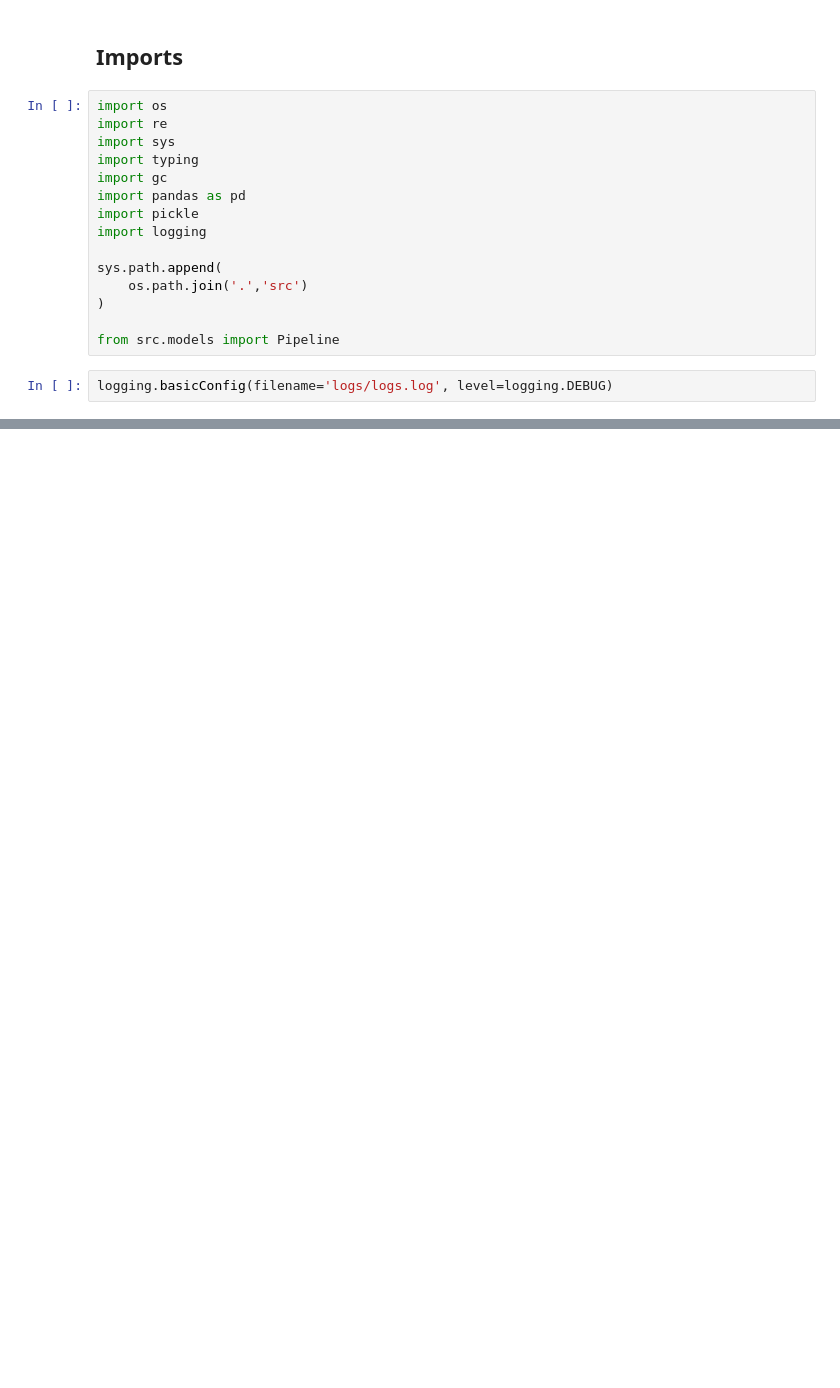
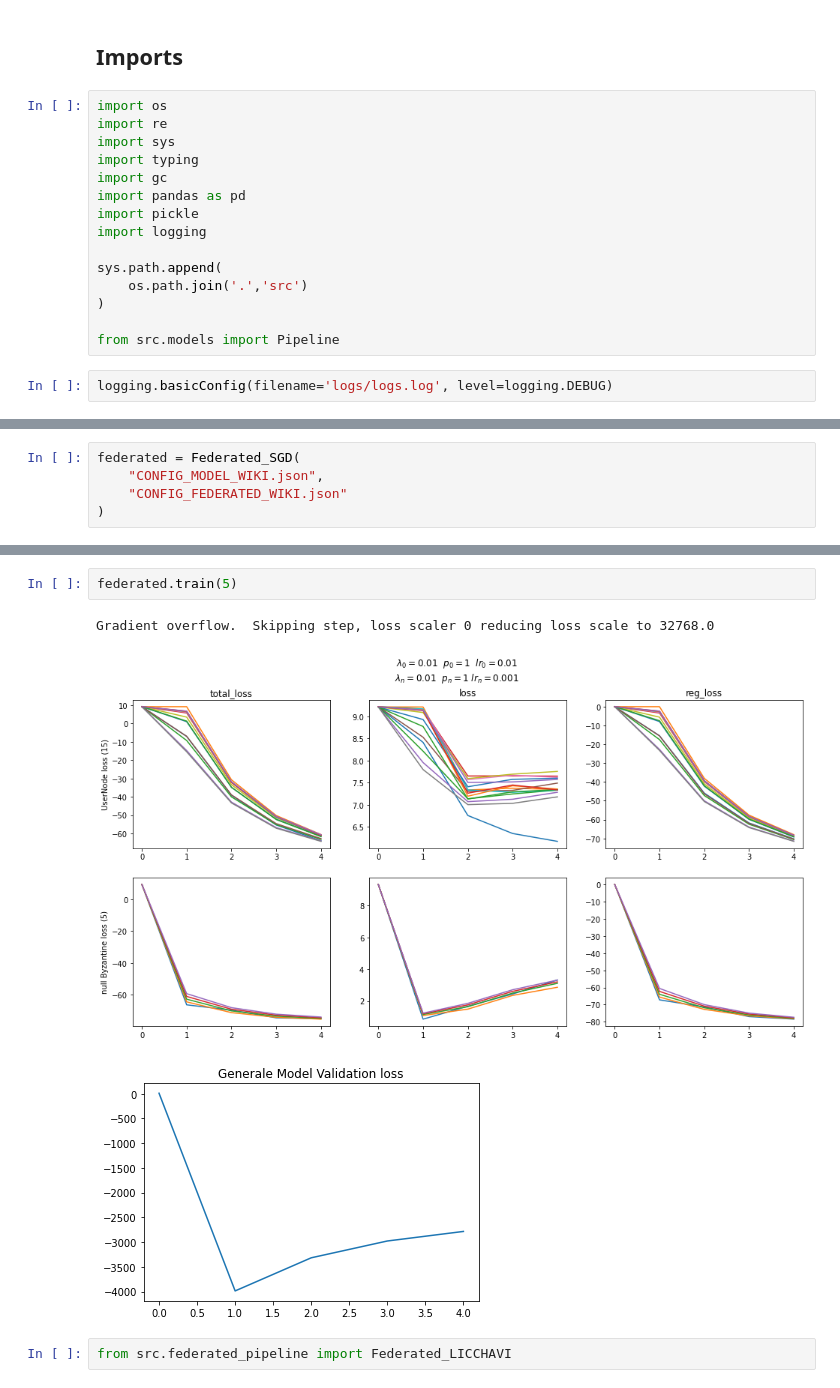
Before and after one commit to LeoSerena/LicchaviByzantineResilience, a Jupyter notebook: language_model.ipynb, the cells around one changed output, grey strips where cells are left out. Saved outputs shown, nothing was run; the diff lists cells and outputs as text; blank space fills up the shorter version.

```diff
--- a/language_model.ipynb
+++ b/language_model.ipynb
@@ -79,0 +269,5 @@ pipeline.generate(start_text = 'i like')
+# %%
+federated = Federated_SGD(
+    "CONFIG_MODEL_WIKI.json",
+    "CONFIG_FEDERATED_WIKI.json"
+)
@@ -79,0 +292,8 @@ pipeline.generate(start_text = 'i like')
+# %%
+federated.train(5)
+# %% [output]
+Gradient overflow.  Skipping step, loss scaler 0 reducing loss scale to 32768.0
+[figure, added]
+[figure, added]
+# %%
+from src.federated_pipeline import Federated_LICCHAVI
```
Also changed, not shown: parts of 31 cells of this notebook, 10 other files.
